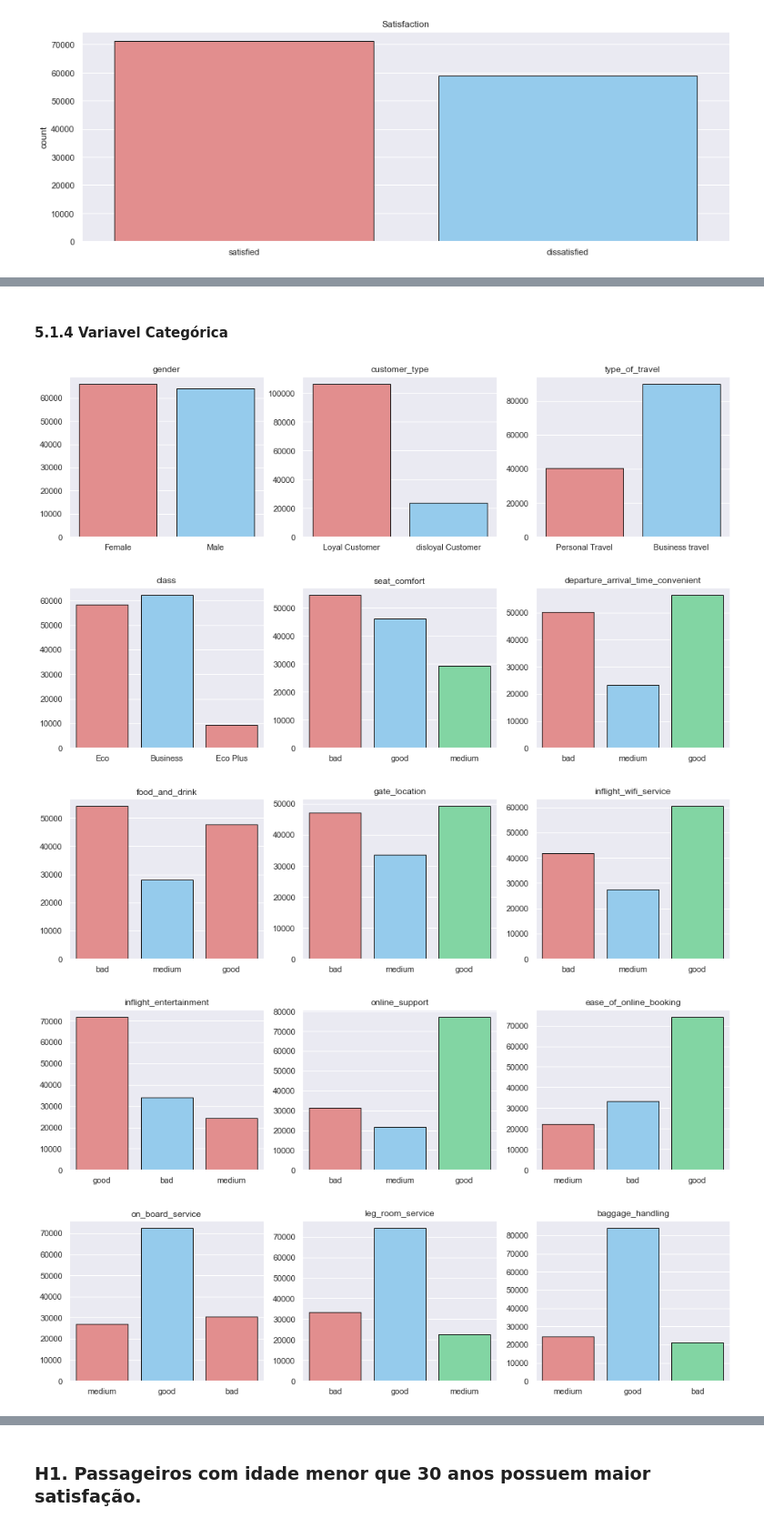
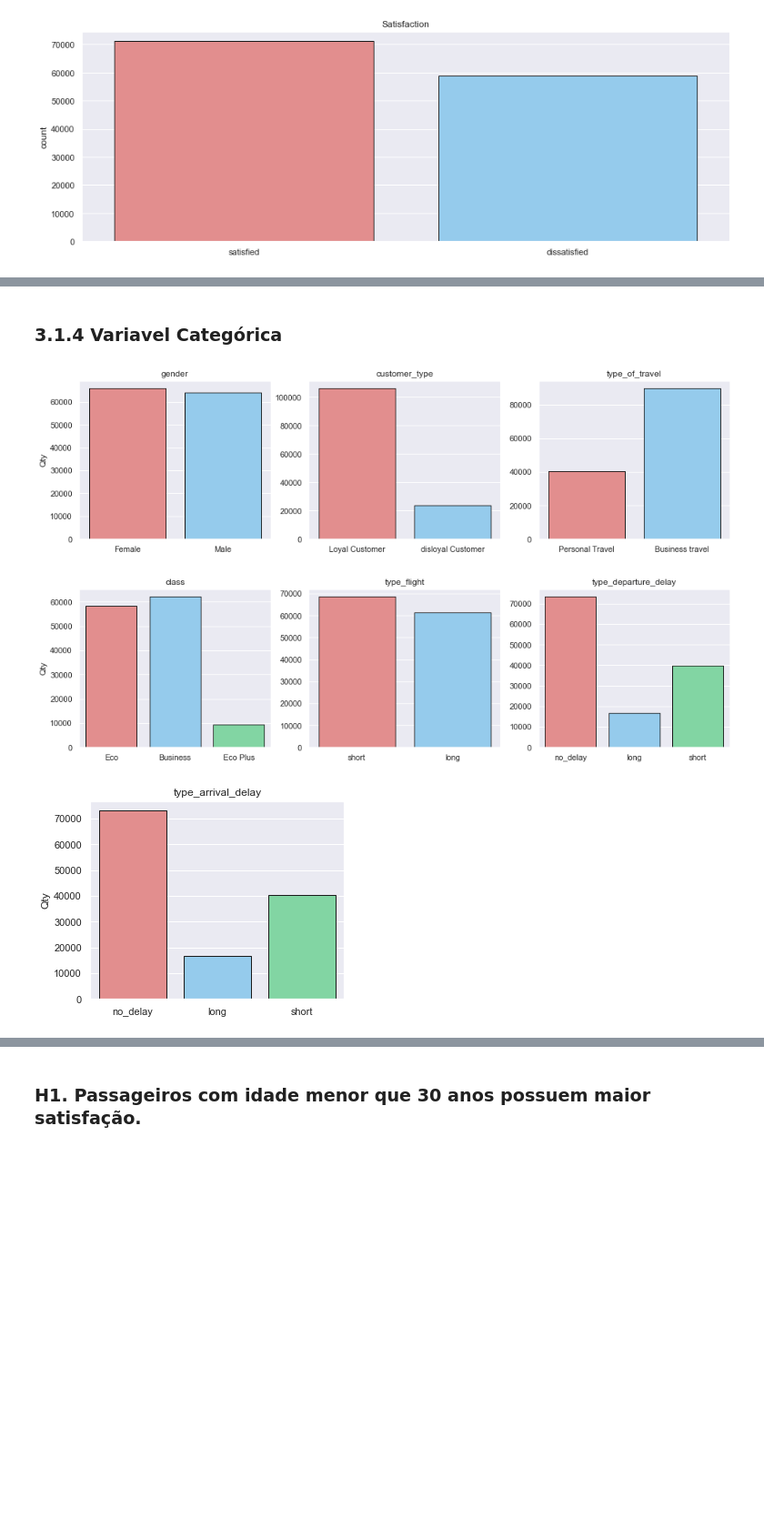
Before and after one commit to Jhonatanslopes/Airline-Customer-Satisfaction, a Jupyter notebook: analysis_satisfaction.ipynb, the cells around one changed output, grey strips where cells are left out. Shown at 91% size. Cells and saved outputs as stored; diff of their text form; code cells hidden in the pictures; blank space fills up the shorter version.

```diff
--- a/analysis_satisfaction.ipynb
+++ b/analysis_satisfaction.ipynb
@@ -458,22 +450,29 @@ Para os tipos de clientes, a mediana de distancia é igual, porém clientes fié
 # %%
-columns = ['seat_comfort', 'departure_arrival_time_convenient', 'food_and_drink',
-           'gate_location', 'inflight_wifi_service', 'inflight_entertainment',
-           'online_support', 'ease_of_online_booking', 'on_board_service',
-           'leg_room_service', 'baggage_handling', 'checkin_service',
-           'cleanliness', 'online_boarding']
-
-for col in columns:
-    data[col] = data[col].apply(feature_engineering)
-
-
+# Creating: type_flight
 flight_distance_mean = data['flight_distance'].mean()
 data['type_flight'] = data['flight_distance'].apply(lambda x: 'long' if x > flight_distance_mean else 'short')
 
 
+# Creating: type_departure_delay
 departure_delay_mean = data[data['departure_delay_in_minutes'] > 0]['departure_delay_in_minutes'].mean()
 data['type_departure_delay'] = data['departure_delay_in_minutes'].apply(lambda x: 'no_delay' if x == 0 else 'long' if x > departure_delay_mean else 'short')
 
 
+# Creating: type_arrival_delay
 arrival_delay_mean = data[data['arrival_delay_in_minutes'] > 0]['arrival_delay_in_minutes'].mean()
 data['type_arrival_delay'] = data['arrival_delay_in_minutes'].apply(lambda x: 'no_delay' if x == 0 else 'long' if x > arrival_delay_mean else 'short')
+
+
+# Creating: average_grade_final
+service = data[['seat_comfort', 'departure_arrival_time_convenient', 'food_and_drink',
+                'gate_location', 'inflight_wifi_service', 'inflight_entertainment',
+                'online_support', 'ease_of_online_booking', 'on_board_service',
+                'leg_room_service', 'baggage_handling', 'checkin_service',
+                'cleanliness', 'online_boarding']]
+
+data['average_grade_final'] = service.apply(lambda x: x.mean(), axis=1).round()
+
+
+# Creating: sum_grade_final
+data['sum_grade_final'] = service.apply(lambda x: x.sum(), axis=1)
 # %% [markdown]
@@ -503,18 +506,20 @@ As idades estão bem próximas de uma distribuição simétrica perfeita possuin
 # %% [markdown]
-#### 5.1.4 Variavel Categórica
+### 3.1.4 Variavel Categórica
 # %%
+# Categorical variables
 categories = data.select_dtypes(include='object')
 
+# Show 6 figure
 univariate_analysis(col1='gender', col2='customer_type', col3='type_of_travel', data=data)
-univariate_analysis(col1='class', col2='seat_comfort', col3='departure_arrival_time_convenient', data=data)
-univariate_analysis(col1='food_and_drink', col2='gate_location', col3='inflight_wifi_service', data=data)
-univariate_analysis(col1='inflight_entertainment', col2='online_support', col3='ease_of_online_booking', data=data)
-univariate_analysis(col1='on_board_service', col2='leg_room_service', col3='baggage_handling', data=data)
-univariate_analysis(col1='checkin_service', col2='cleanliness', col3='online_boarding', data=data)
-univariate_analysis(col1='type_flight', col2='type_departure_delay', col3='type_arrival_delay', data=data)
+univariate_analysis(col1='class', col2='type_flight', col3='type_departure_delay', data=data)
+
+# 7º figure
+plt.figure(figsize=(5, 4))
+sns.countplot(x='type_arrival_delay', data=data, palette=paleta3, ec='k')
+plt.xlabel('')
+plt.ylabel('Qty')
+plt.title('type_arrival_delay');
 # %% [output]
-[figure, old version]
+[figure, new version]
-[figure, old version]
+[figure, new version]
-[figure, old version]
+[figure, new version]
-[figure, removed]
-[figure, removed]
```
Also changed, not shown: parts of 151 cells of this notebook.
